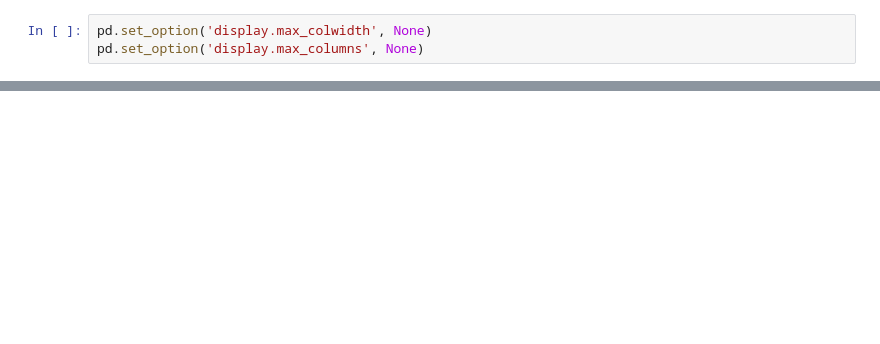
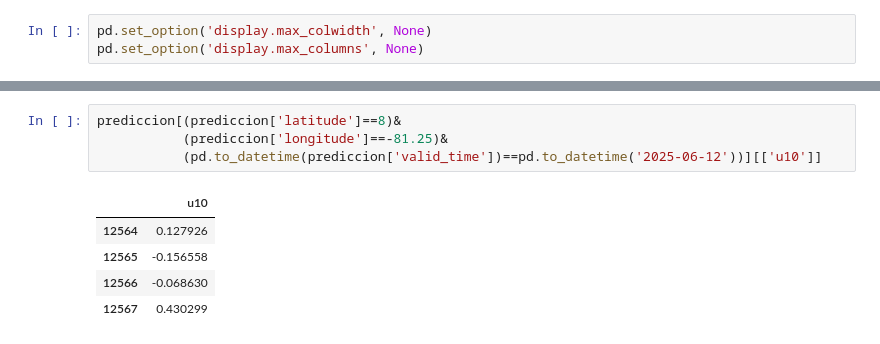
Before and after one commit to AlejaGuz/PDG-ARMADA-FORECAST, a Jupyter notebook: testing_model.ipynb, the cells around one changed output, grey strips where cells are left out. Saved outputs shown, nothing was run; the diff lists cells and outputs as text; blank space fills up the shorter version.

```diff
--- a/testing_model.ipynb
+++ b/testing_model.ipynb
@@ -30,0 +136,10 @@ df_atla.describe()
+# %%
+prediccion[(prediccion['latitude']==8)&
+           (prediccion['longitude']==-81.25)&
+           (pd.to_datetime(prediccion['valid_time'])==pd.to_datetime('2025-06-12'))][['u10']]
+# %% [output]
+|  | u10 |
+| 12564 | 0.127926 |
+| 12565 | -0.156558 |
+| 12566 | -0.068630 |
+| 12567 | 0.430299 |
```
Also changed, not shown: parts of 18 cells of this notebook, 29 other files.
